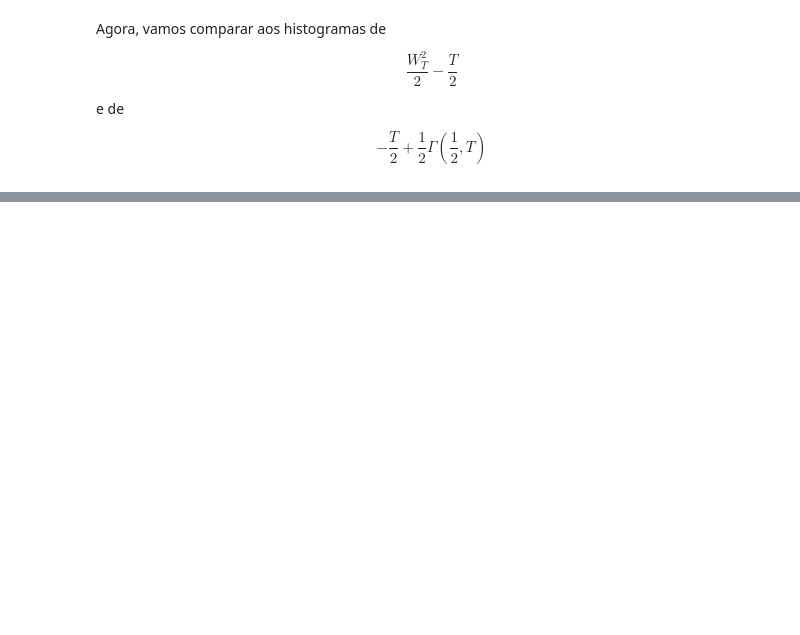
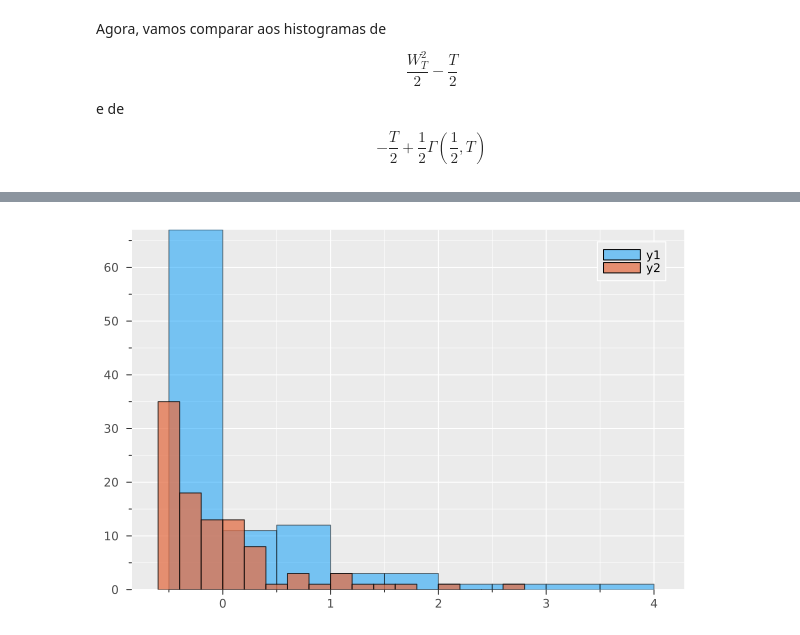
Before and after one commit to binha0/SDE, a Jupyter notebook: Teste3.ipynb, the cells around one changed output, grey strips where cells are left out. Cells and saved outputs as stored; diff of their text form; code cells hidden in the pictures; blank space fills up the shorter version.

```diff
--- a/Teste3.ipynb
+++ b/Teste3.ipynb
@@ -64,0 +112,5 @@ $$ - \frac{T}{2} + \frac{1}{2} \Gamma \left( \frac{1}{2}, T \right) $$
+# %%
+histogram(aprox,bins=20,alpha=0.5)
+histogram!(approx_gamma,bins=20,alpha=0.75)
+# %% [output]
+[figure, added]
```
Also changed, not shown: parts of 12 cells of this notebook, 1 other file.
